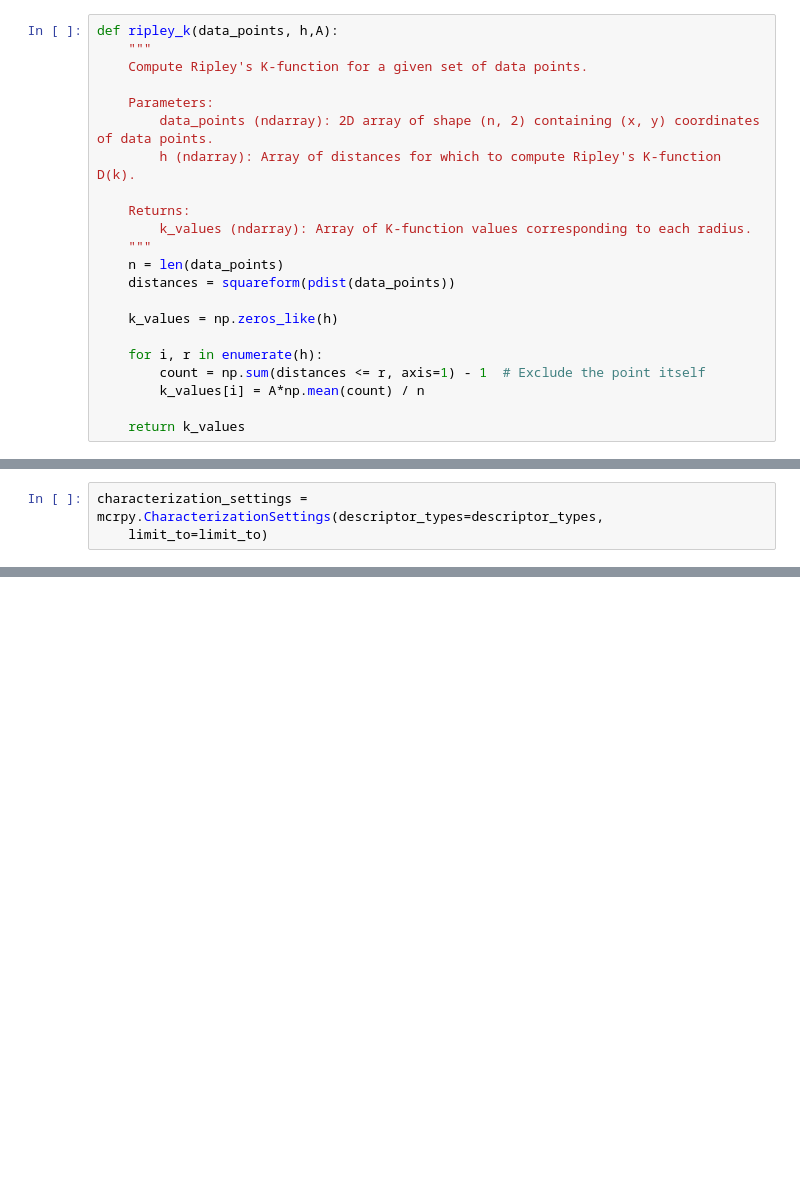
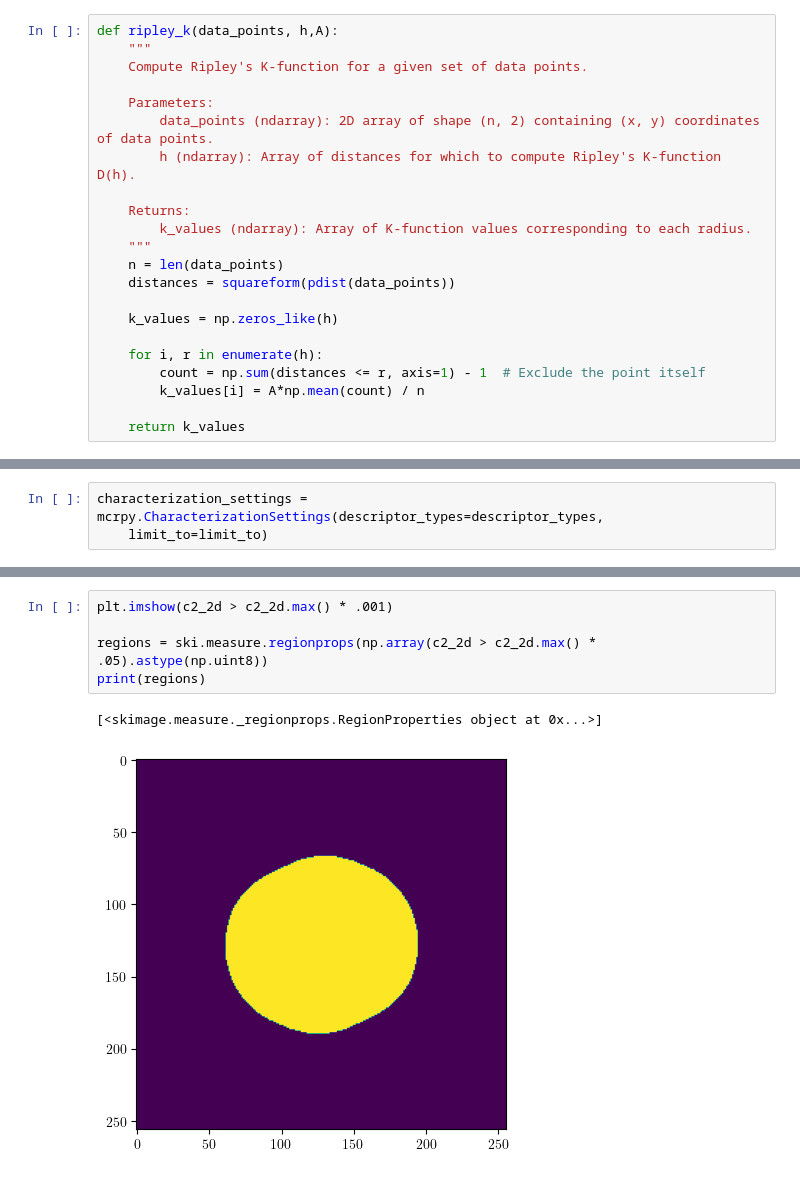
Before and after one commit to choROPeNt/MCRpy, a Jupyter notebook: notebooks/Ripley-K.ipynb, the cells around one changed output, grey strips where cells are left out. Cells and saved outputs as stored; diff of their text form; blank space fills up the shorter version.

```diff
--- a/notebooks/Ripley-K.ipynb
+++ b/notebooks/Ripley-K.ipynb
@@ -145,7 +175,7 @@ def ripley_k(data_points, h,A):
 
     Parameters:
         data_points (ndarray): 2D array of shape (n, 2) containing (x, y) coordinates of data points.
-        h (ndarray): Array of distances for which to compute Ripley's K-function D(k).
+        h (ndarray): Array of distances for which to compute Ripley's K-function D(h).
 
     Returns:
         k_values (ndarray): Array of K-function values corresponding to each radius.
@@ -316,0 +396,8 @@ int64
+# %%
+plt.imshow(c2_2d > c2_2d.max() * .001)
+
+regions = ski.measure.regionprops(np.array(c2_2d > c2_2d.max() * .05).astype(np.uint8))
+print(regions)
+# %% [output]
+[<skimage.measure._regionprops.RegionProperties object at 0x...>]
+[figure, added]
```
Also changed, not shown: parts of 15 cells of this notebook.
